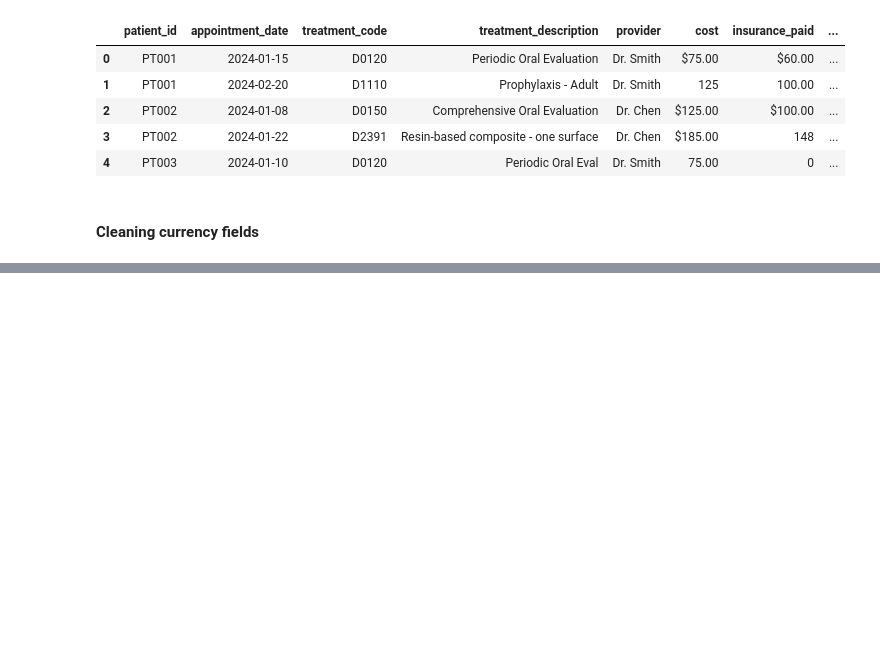
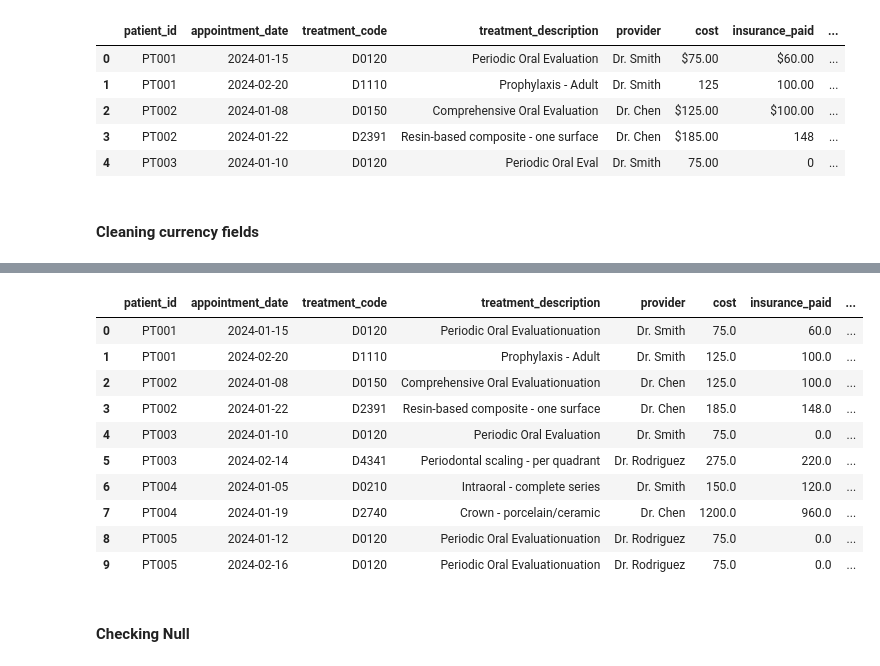
Before and after one commit to Jeremp10/datacleaning, a Jupyter notebook: notebooks/dental_appointments.ipynb, the cells around one changed output, grey strips where cells are left out. Saved outputs shown, nothing was run; the diff lists cells and outputs as text; code cells hidden in the pictures; blank space fills up the shorter version.

```diff
--- a/notebooks/dental_appointments.ipynb
+++ b/notebooks/dental_appointments.ipynb
@@ -136,0 +127,6 @@ memory usage: 3.0+ KB
+# %%
+df_dental['insurance_paid'] = df_dental['insurance_paid'].astype(str).str.replace('$', '').str.replace(',', '').str.strip()
+df_dental['insurance_paid'] = pd.to_numeric(df_dental['insurance_paid'], errors='coerce')
+
+df_dental['patient_paid'] = df_dental['patient_paid'].astype(str).str.replace('$', '').str.replace(',', '').str.strip()
+df_dental['patient_paid'] = pd.to_numeric(df_dental['patient_paid'], errors='coerce')
@@ -136,0 +142,9 @@ memory usage: 3.0+ KB
+# %%
+df_dental['insurance_paid'] = df_dental['insurance_paid'].fillna(0)
+df_dental['patient_paid'] = df_dental['patient_paid'].fillna(0)
+# %%
+df_dental['cost'] = df_dental['cost'].round(2)
+df_dental['insurance_paid'] = df_dental['insurance_paid'].round(2)
+df_dental['patient_paid'] = df_dental['patient_paid'].round(2)
+
+df_dental[['cost', 'insurance_paid', 'patient_paid']].head(10)
@@ -136,0 +165,16 @@ memory usage: 3.0+ KB
+# %%
+# Standardize provider names - capitalize properly
+df_dental['provider'] = df_dental['provider'].str.strip()
+print("Providers:", df_dental['provider'].unique())
+
+# Standardize status - title case
+df_dental['status'] = df_dental['status'].str.strip().str.title()
+print("\nStatuses:", df_dental['status'].unique())
+
+# Standardize treatment descriptions
+df_dental['treatment_description'] = df_dental['treatment_description'].str.replace('Oral Eval', 'Oral Evaluation')
+df_dental['treatment_description'] = df_dental['treatment_description'].str.replace('Prophylaxis - adult', 'Prophylaxis - Adult')
+df_dental['treatment_description'] = df_dental['treatment_description'].str.replace('Resin composite', 'Resin-based composite')
+df_dental['treatment_description'] = df_dental['treatment_description'].str.replace('Bitewings - 4 films', 'Bitewings - four films')
+
+print("\nTreatments:", df_dental['treatment_description'].unique())
@@ -136,0 +195,16 @@ memory usage: 3.0+ KB
+# %%
+df_dental.head(10)
+# %% [output]
+|  | patient_id | appointment_date | treatment_code | treatment_description | provider | cost | insurance_paid | ... |
+| 0 | PT001 | 2024-01-15 | D0120 | Periodic Oral Evaluationuation | Dr. Smith | 75.0 | 60.0 | ... |
+| 1 | PT001 | 2024-02-20 | D1110 | Prophylaxis - Adult | Dr. Smith | 125.0 | 100.0 | ... |
+| 2 | PT002 | 2024-01-08 | D0150 | Comprehensive Oral Evaluationuation | Dr. Chen | 125.0 | 100.0 | ... |
+| 3 | PT002 | 2024-01-22 | D2391 | Resin-based composite - one surface | Dr. Chen | 185.0 | 148.0 | ... |
+| 4 | PT003 | 2024-01-10 | D0120 | Periodic Oral Evaluation | Dr. Smith | 75.0 | 0.0 | ... |
+| 5 | PT003 | 2024-02-14 | D4341 | Periodontal scaling - per quadrant | Dr. Rodriguez | 275.0 | 220.0 | ... |
+| 6 | PT004 | 2024-01-05 | D0210 | Intraoral - complete series | Dr. Smith | 150.0 | 120.0 | ... |
+| 7 | PT004 | 2024-01-19 | D2740 | Crown - porcelain/ceramic | Dr. Chen | 1200.0 | 960.0 | ... |
+| 8 | PT005 | 2024-01-12 | D0120 | Periodic Oral Evaluationuation | Dr. Rodriguez | 75.0 | 0.0 | ... |
+| 9 | PT005 | 2024-02-16 | D0120 | Periodic Oral Evaluationuation | Dr. Rodriguez | 75.0 | 0.0 | ... |
+# %% [markdown]
+#### Checking Null
```
Also changed, not shown: parts of 13 cells of this notebook.
